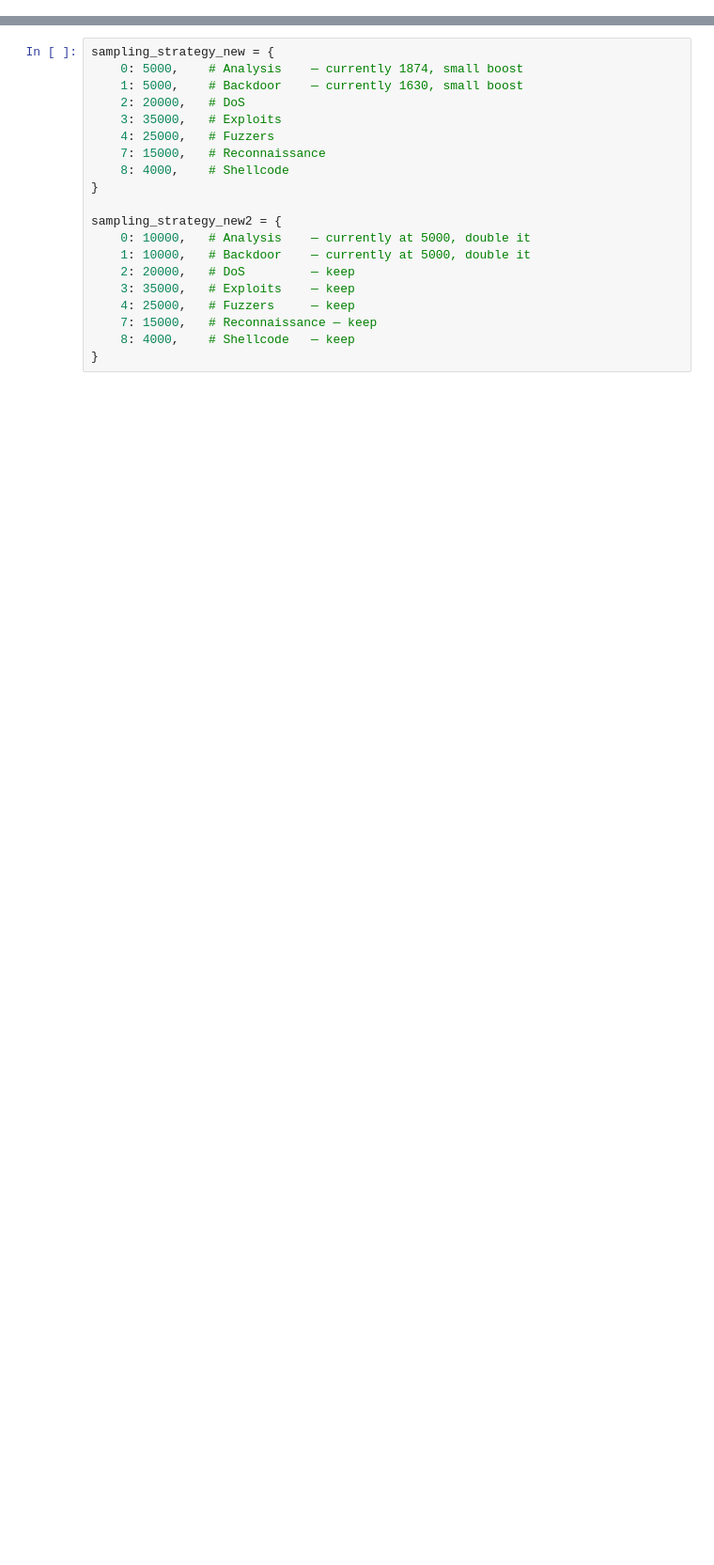
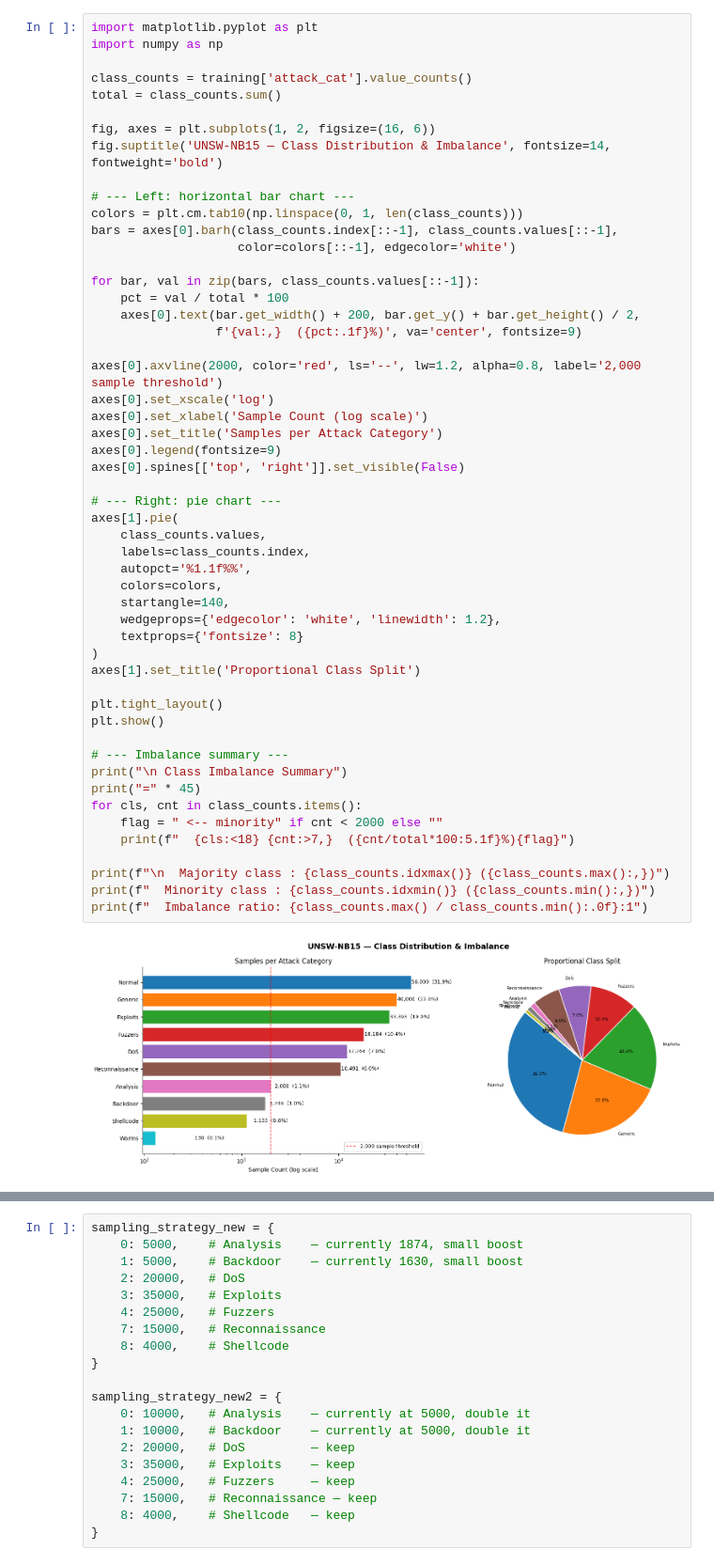
Before and after one commit to cliffpm/MLsecurity, a Jupyter notebook: Final Project/attack_mutliclass.ipynb, the cells around one changed output, grey strips where cells are left out. Shown at 94% size. Saved outputs shown, nothing was run; the diff lists cells and outputs as text; blank space fills up the shorter version.

```diff
--- a/Final Project/attack_mutliclass.ipynb
+++ b/Final Project/attack_mutliclass.ipynb
@@ -393,0 +85,54 @@ print(classification_report(y_test, y_pred, target_names=le.classes_))
+# %%
+import matplotlib.pyplot as plt
+import numpy as np
+
+class_counts = training['attack_cat'].value_counts()
+total = class_counts.sum()
+
+fig, axes = plt.subplots(1, 2, figsize=(16, 6))
+fig.suptitle('UNSW-NB15 — Class Distribution & Imbalance', fontsize=14, fontweight='bold')
+
+# --- Left: horizontal bar chart ---
+colors = plt.cm.tab10(np.linspace(0, 1, len(class_counts)))
+bars = axes[0].barh(class_counts.index[::-1], class_counts.values[::-1],
+                    color=colors[::-1], edgecolor='white')
+
+for bar, val in zip(bars, class_counts.values[::-1]):
+    pct = val / total * 100
+    axes[0].text(bar.get_width() + 200, bar.get_y() + bar.get_height() / 2,
+                 f'{val:,}  ({pct:.1f}%)', va='center', fontsize=9)
+
+axes[0].axvline(2000, color='red', ls='--', lw=1.2, alpha=0.8, label='2,000 sample threshold')
+axes[0].set_xscale('log')
+axes[0].set_xlabel('Sample Count (log scale)')
+axes[0].set_title('Samples per Attack Category')
+axes[0].legend(fontsize=9)
+axes[0].spines[['top', 'right']].set_visible(False)
+
+# --- Right: pie chart ---
+axes[1].pie(
+    class_counts.values,
+    labels=class_counts.index,
+    autopct='%1.1f%%',
+    colors=colors,
+    startangle=140,
+    wedgeprops={'edgecolor': 'white', 'linewidth': 1.2},
+    textprops={'fontsize': 8}
+)
+axes[1].set_title('Proportional Class Split')
+
+plt.tight_layout()
+plt.show()
+
+# --- Imbalance summary ---
+print("\n Class Imbalance Summary")
+print("=" * 45)
+for cls, cnt in class_counts.items():
+    flag = " <-- minority" if cnt < 2000 else ""
+    print(f"  {cls:<18} {cnt:>7,}  ({cnt/total*100:5.1f}%){flag}")
+
+print(f"\n  Majority class : {class_counts.idxmax()} ({class_counts.max():,})")
+print(f"  Minority class : {class_counts.idxmin()} ({class_counts.min():,})")
+print(f"  Imbalance ratio: {class_counts.max() / class_counts.min():.0f}:1")
+# %% [output]
+[figure, added]
```
Also changed, not shown: parts of 26 cells of this notebook, 2 other files.
